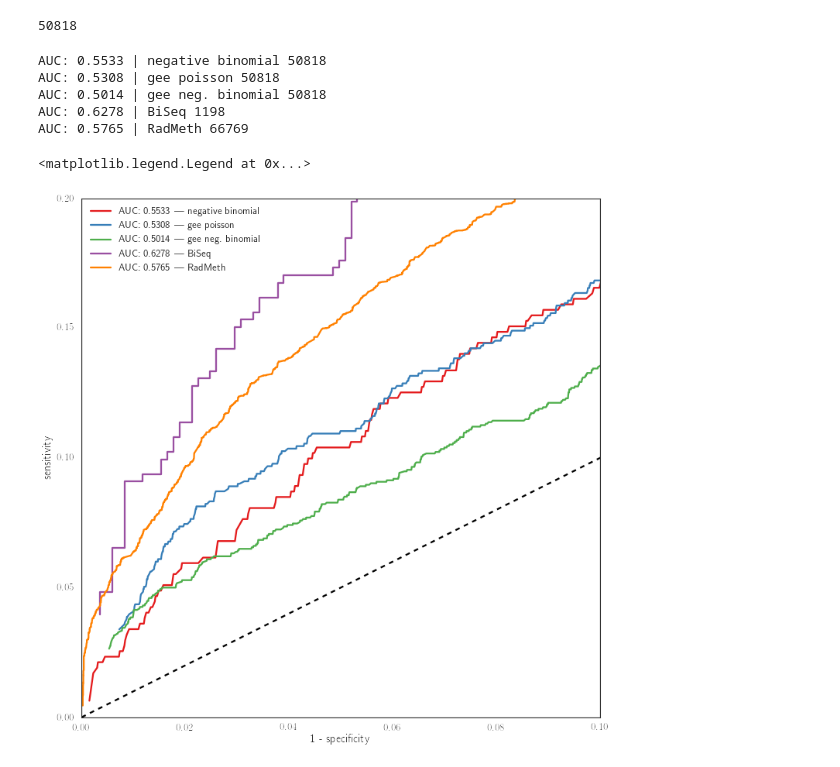
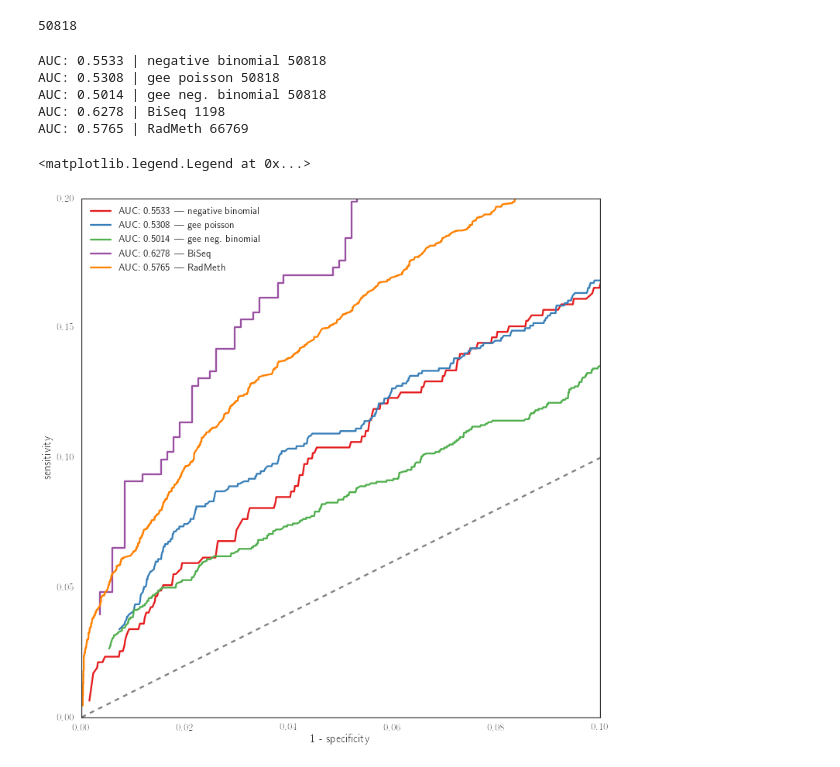
Before and after one commit to brentp/crystal, a Jupyter notebook: notebooks/BS-Seq Count.ipynb, the cells around one changed output. Saved outputs shown, nothing was run; the diff lists cells and outputs as text; code cells hidden in the pictures.

```diff
--- a/notebooks/BS-Seq Count.ipynb
+++ b/notebooks/BS-Seq Count.ipynb
@@ -79,32 +79,32 @@ from matplotlib import pyplot as plt
 import seaborn as sns
 sns.set_palette('Set1', 9)
 evaluate = crystal.evaluate.evaluate
 
 fig, ax = plt.subplots(1, figsize=(12, 12))
 for i in range(len(modeled)):
     bediter = crystal.evaluate.cluster_bediter(modeled[i])
     tr, ps = evaluate(bediter, "mthfr-region.bed", ax=ax, label=labels[i])
 
 for label, pbed in (('BiSeq', '../biseq.res.txt'),
                     ('RadMeth', '../cpgs.adjust.bed')):
     if label == 'RadMeth':
         bediter = ((d[0], int(d[1]), int(d[2]), float(d[4]), 1) for d in \
             ts.reader(pbed, header=False) if float(d[4]) != -1)
     else:
         bediter = ((d['seqnames'], int(d['start']), int(d['end']),
                 float(d['median.p']), 1) for d in ts.reader(pbed))
     evaluate(bediter, "mthfr-region.bed", ax=ax, label=label)
 
 
-ax.plot([0, 1], [0, 1], 'k--', zorder=-1)
+ax.plot([0, 1], [0, 1], 'k--', zorder=-1, alpha=0.5)
 ax.set_xlim(0, 0.1)
 ax.set_ylim(0, 0.2)
 ax.legend(loc="best")
 # %% [output]
 AUC: 0.5533 | negative binomial 50818
 AUC: 0.5308 | gee poisson 50818
 AUC: 0.5014 | gee neg. binomial 50818
 AUC: 0.6278 | BiSeq 1198
 AUC: 0.5765 | RadMeth 66769
 <matplotlib.legend.Legend at 0x...>
-[figure, old version]
+[figure, new version]
```
Also changed, not shown: 2 other files.
